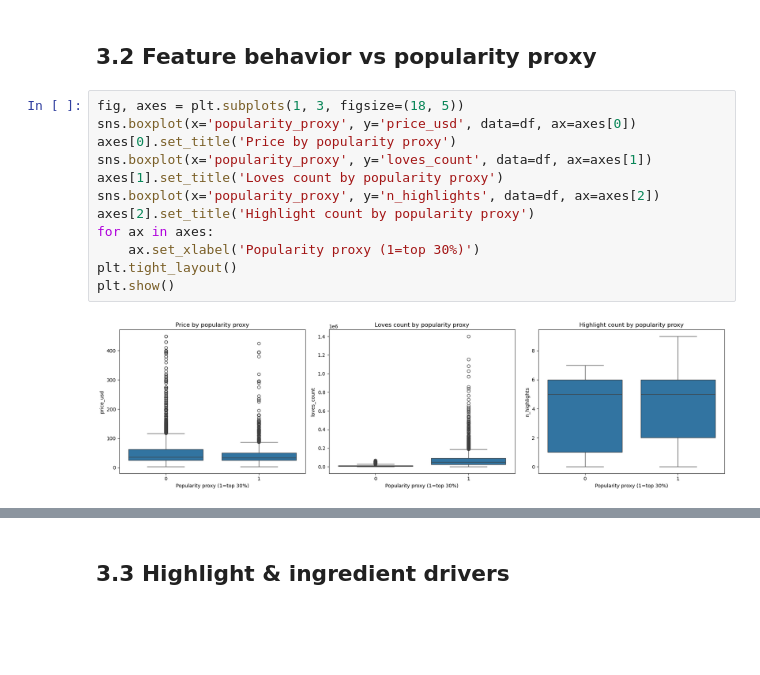
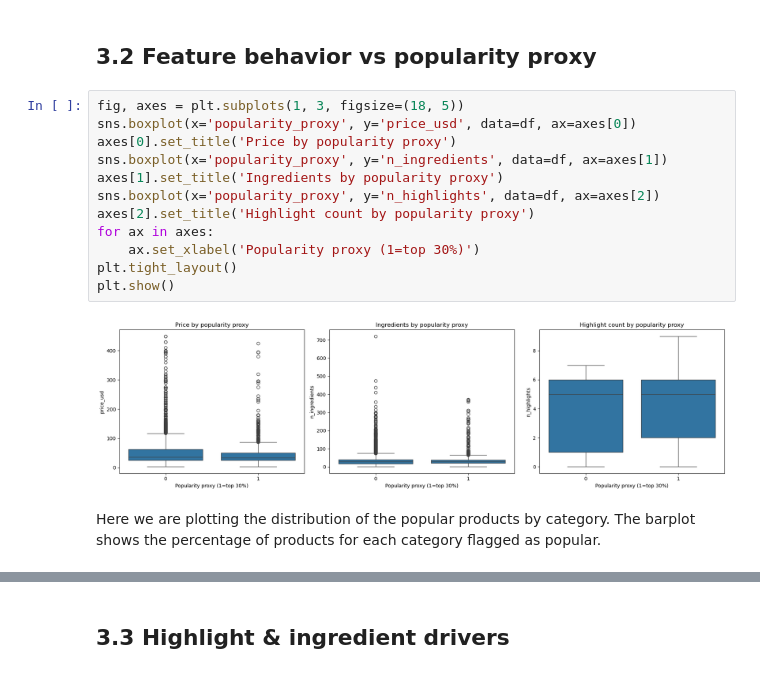
Before and after one commit to juliaaaloopez/visual_analytics_final_project, a Jupyter notebook: Final_project.ipynb, the cells around one changed output, grey strips where cells are left out. Cells and saved outputs as stored; diff of their text form; blank space fills up the shorter version.

```diff
--- a/Final_project.ipynb
+++ b/Final_project.ipynb
@@ -628,17 +653,19 @@ Passing `palette` without assigning `hue` is deprecated and will be removed in v
 # %%
 fig, axes = plt.subplots(1, 3, figsize=(18, 5))
 sns.boxplot(x='popularity_proxy', y='price_usd', data=df, ax=axes[0])
 axes[0].set_title('Price by popularity proxy')
-sns.boxplot(x='popularity_proxy', y='loves_count', data=df, ax=axes[1])
-axes[1].set_title('Loves count by popularity proxy')
+sns.boxplot(x='popularity_proxy', y='n_ingredients', data=df, ax=axes[1])
+axes[1].set_title('Ingredients by popularity proxy')
 sns.boxplot(x='popularity_proxy', y='n_highlights', data=df, ax=axes[2])
 axes[2].set_title('Highlight count by popularity proxy')
 for ax in axes:
     ax.set_xlabel('Popularity proxy (1=top 30%)')
 plt.tight_layout()
 plt.show()
 # %% [output]
-[figure, old version]
+[figure, new version]
+# %% [markdown]
+Here we are plotting the distribution of the popular products by category. The barplot shows the percentage of products for each category flagged as popular.
 # %%
 popularity_by_category = (
     df.groupby('primary_category')['popularity_proxy']
```
Also changed, not shown: parts of 45 cells of this notebook, 1 other file.
